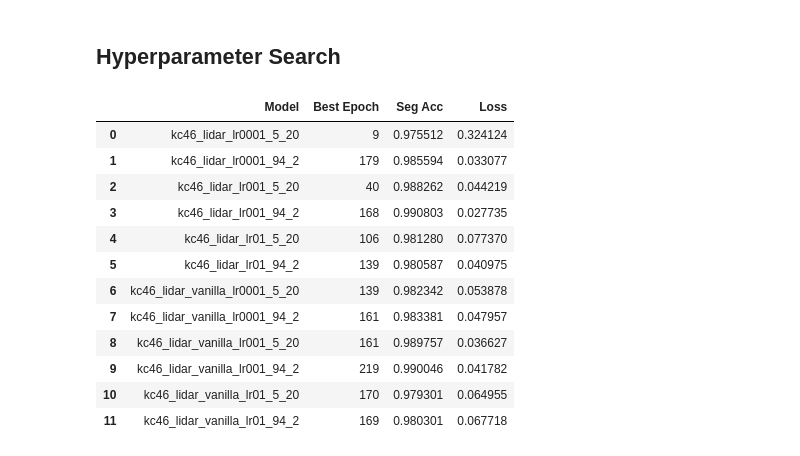
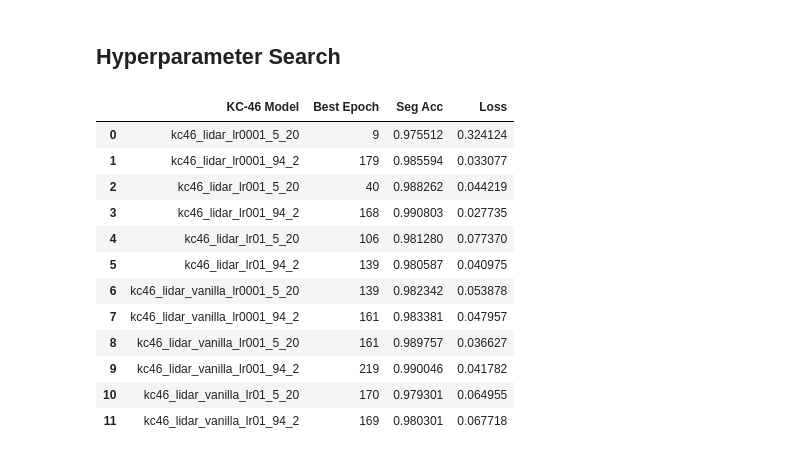
Before and after one commit to MAPieschl/PointCloudProcessing, a Jupyter notebook: point_cloud_toolkit/hyperparameter_search.ipynb, the cells around one changed output. Saved outputs shown, nothing was run; the diff lists cells and outputs as text; code cells hidden in the pictures.

```diff
--- a/point_cloud_toolkit/hyperparameter_search.ipynb
+++ b/point_cloud_toolkit/hyperparameter_search.ipynb
@@ -8,30 +8,32 @@ import pandas as pd
 # %%
 MODEL_ROOT = "D:/models/hyperparameter_search/kc46/"
 
-plot = LinePlot( title = f'Hyperparameter Selection',
+plot = LinePlot( title = f'Hyperparameter Selection - KC-46 model',
                 x_axis_title = 'Epochs',
                 y1_axis_title = 'Validation - Segmentation Sparse Categorical Accuracy',
                 y2_axis_title = 'Validation Loss' )
 
-best: dict[str, list] = { 'Model': [], 'Best Epoch': [], 'Seg Acc': [], 'Loss': [] }
+best: dict[str, list] = { 'KC-46 Model': [], 'Best Epoch': [], 'Seg Acc': [], 'Loss': [] }
 models: dict[str, dict] = {}
 for model_dir in os.listdir( MODEL_ROOT ):
     with open( f"{MODEL_ROOT}{model_dir}/final/{model_dir}_final_history.json", "r" ) as j:
         models[model_dir] = json.load( j )
 
         plot.add_y1_trace( np.array( models[model_dir]['segmentation_output_sparse_categorical_accuracy'] ), model_dir )
         plot.add_y2_trace( np.clip( np.array( models[model_dir]['val_loss'] ), 0, 1000 ), model_dir )
 
-        best['Model'].append( model_dir )
+        best['KC-46 Model'].append( model_dir )
         best['Best Epoch'].append( np.argmin( np.array( models[model_dir]['val_loss'] ) ) + 1 )
         best['Seg Acc'].append( np.max( np.array( models[model_dir]['segmentation_output_sparse_categorical_accuracy'] ) ) )
         best['Loss'].append( np.min( np.array( models[model_dir]['val_loss'] ) ) )
 
 best_df = pd.DataFrame( data = best )
 display( best_df )
 plot.show()
+plot.get_fig().write_image( 'E:/AFIT/AAR/5_Thesis/doc/figures/hyperparameter_search/kc-46_full.png', width = 1200, height = 600 )
+best_df.to_latex( 'E:/AFIT/AAR/5_Thesis/doc/tables/hyperparameter_search/kc-46_hp_search_results.tex', float_format = '%.3f' )
 # %% [output]
-|  | Model | Best Epoch | Seg Acc | Loss |
+|  | KC-46 Model | Best Epoch | Seg Acc | Loss |
 | 0 | kc46_lidar_lr0001_5_20 | 9 | 0.975512 | 0.324124 |
 | 1 | kc46_lidar_lr0001_94_2 | 179 | 0.985594 | 0.033077 |
 | 2 | kc46_lidar_lr001_5_20 | 40 | 0.988262 | 0.044219 |
```
Also changed, not shown: parts of 5 cells of this notebook, 20 other files.
